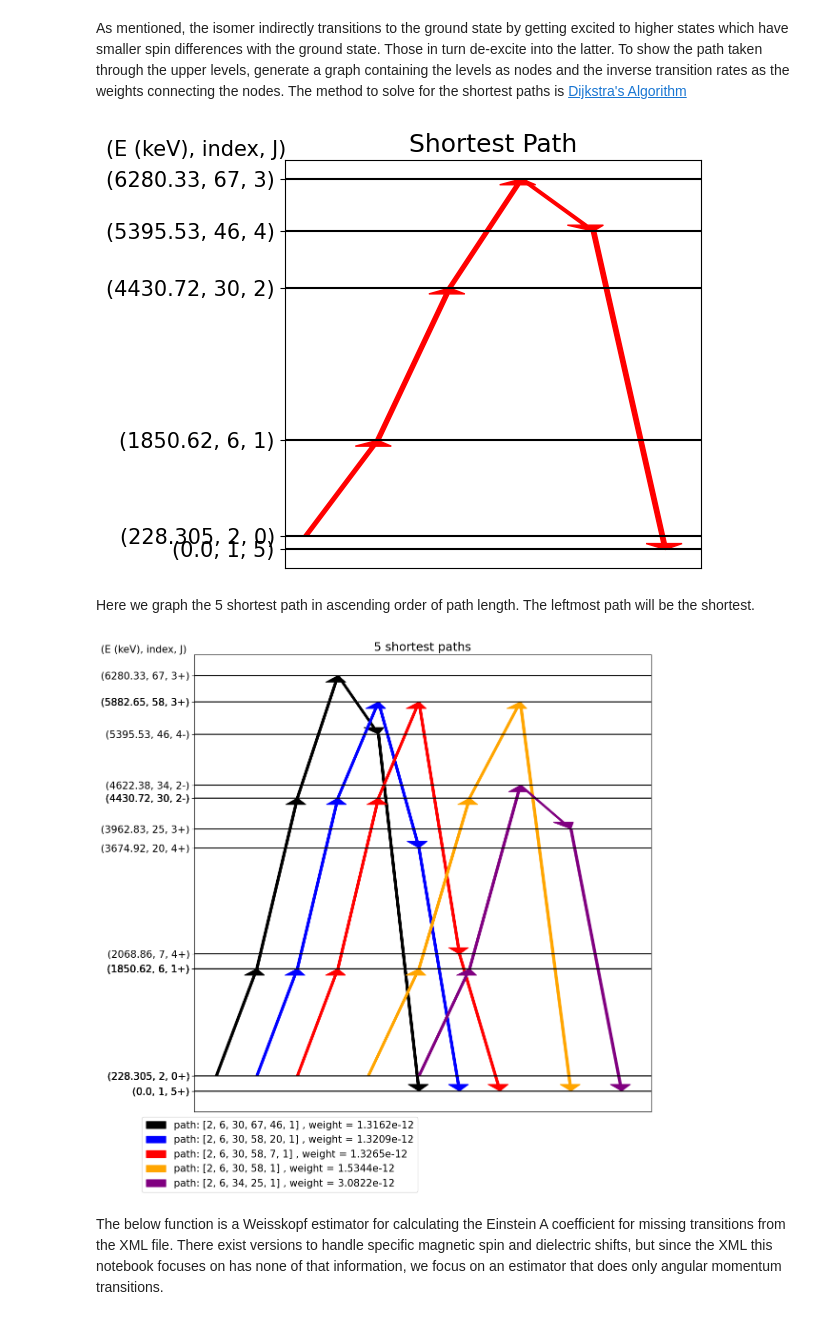
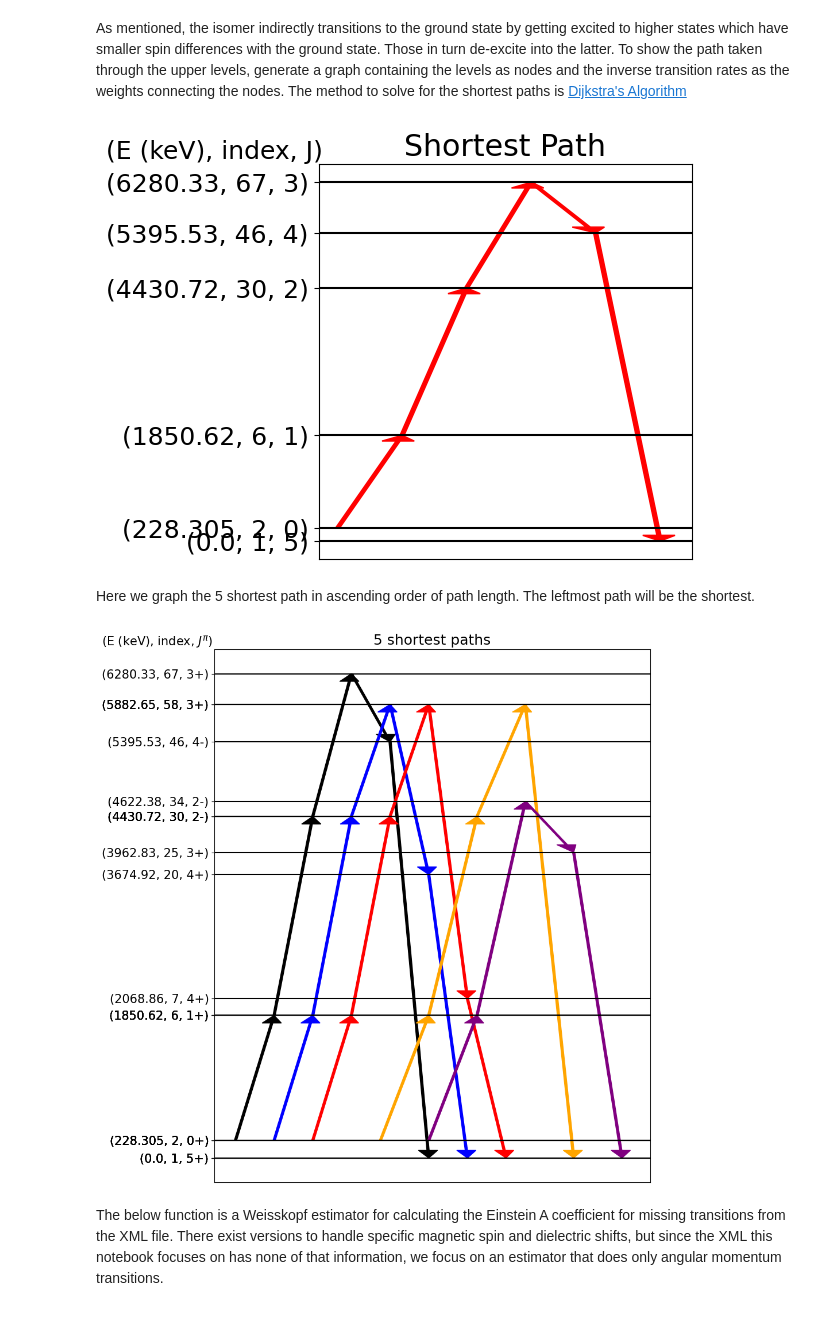
Before and after one commit to jaadt7/lvlspy_app, a Jupyter notebook: notebook.ipynb, the cells around one changed output. Drawn from its saved outputs; the diff is of its cells as text; code cells hidden in the pictures.

```diff
--- a/notebook.ipynb
+++ b/notebook.ipynb
@@ -155,7 +155,7 @@ def lambda_effective(T,sp):
     F,f1_in,f1_out,f2_in,f2_out,LAMBDA = transfer_properties(rate_matrix)
     n = len(F)
     #Lambda_21_eff
-    l_21 =  LAMBDA[1]* np.matmul(f1_in,np.matmul(np.linalg.inv(np.identity(n) - F.T),f2_out))
+    l_21 =  LAMBDA[1] + LAMBDA[1]* np.matmul(f1_in,np.matmul(np.linalg.inv(np.identity(n) - F.T),f2_out))
     #Lambda_12_eff
     l_12 = LAMBDA[0]*(1.0 - np.matmul(f1_in,np.matmul(np.linalg.inv(np.identity(n) - F.T),f1_out)))
 
@@ -833,12 +833,12 @@ plt.title('Shortest Path')
 plt.tight_layout()
 plt.show()
 # %% [output]
-[figure, old version]
+[figure, new version]
 # %% [markdown]
 Here we graph the 5 shortest path in ascending order of path length. The leftmost path will be the shortest.
 # %%
 #graphing the 5 shortest paths based on weight
-plt.figure(figsize = (12,12))
+plt.figure(figsize = (10,10))
 plt.rcParams['font.size'] = 15
 
 tick_labels = []
@@ -858,36 +858,37 @@ for j,(path,weight) in enumerate(shortest_paths):
         if '('+str(energy) + ', '+str(en+1)+', '+str(J) +')' not in tick_labels:
 
             plt.axhline(y = energy,color = 'black')
             tick_labels.append('('+str(energy) + ', '+str(en+1)+', '+str(J)+levs[path[i]].get_properties()['parity']+')')
             tick_values.append(energy)
 
 
 
     for i in range(n_path-1):
         en_f = levs[path[i+1]].get_energy()
         en_i = levs[path[i]].get_energy()
         delta_E =  en_f - en_i
 
         if i != n_path-2:
             plot_legend.append(path[i] + 1)
             plt.arrow((i+j)/(n_path-1),en_i,1/(n_path - 1),delta_E,color = colors[j],width = 0.0125,length_includes_head = True,
                     head_length = 100,head_width = 0.1)
         else:
             plot_legend.append(path[i] + 1)
             plot_legend.append(path[i+1] + 1)
             plt.arrow((i+j)/(n_path-1),en_i,1/(n_path - 1),delta_E,color = colors[j],width = 0.0125,length_includes_head = True,
                     head_length = 100,head_width = 0.1,label = 'path: '+str(plot_legend)+' , weight = %3.4e'%(weight))
 
 plt.yticks(ticks = tick_values,labels = tick_labels)
 plt.tick_params(axis = 'x', which ='both',bottom = False, top = False,labelbottom = False)
 
-plt.ylabel('(E (keV), index, J)',ha = 'left', y = 1, rotation = 0,labelpad = 0)
+plt.ylabel(r'(E (keV), index, $J^{\pi}$)',ha = 'left', y = 1, rotation = 0,labelpad = 0)
 plt.title('5 shortest paths')
-plt.legend(bbox_to_anchor=(0.5,0))
+#plt.legend(bbox_to_anchor=(0.5,0))
 plt.tight_layout()
+plt.savefig('5_s_p_t9_5.png')
 plt.show()
 # %% [output]
-[figure, old version]
+[figure, new version]
 # %% [markdown]
 The below function is a Weisskopf estimator for calculating the Einstein A coefficient for missing transitions from the XML file. There exist versions to handle specific magnetic spin and dielectric shifts, but since the XML this notebook focuses on has none of that information, we focus on an estimator that does only angular momentum transitions.
 # %%
```
Also changed, not shown: parts of 5 cells of this notebook, 5 other files.
